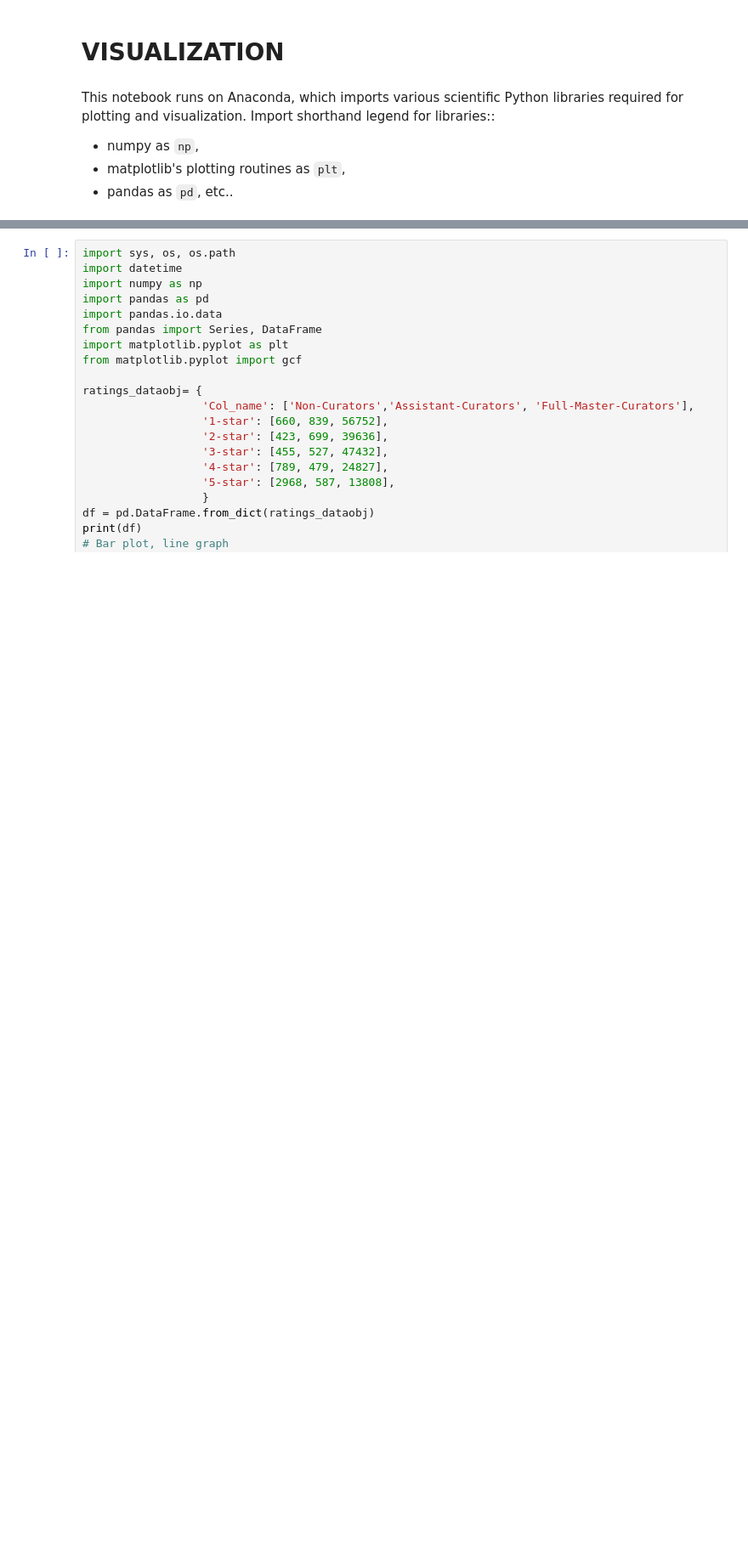
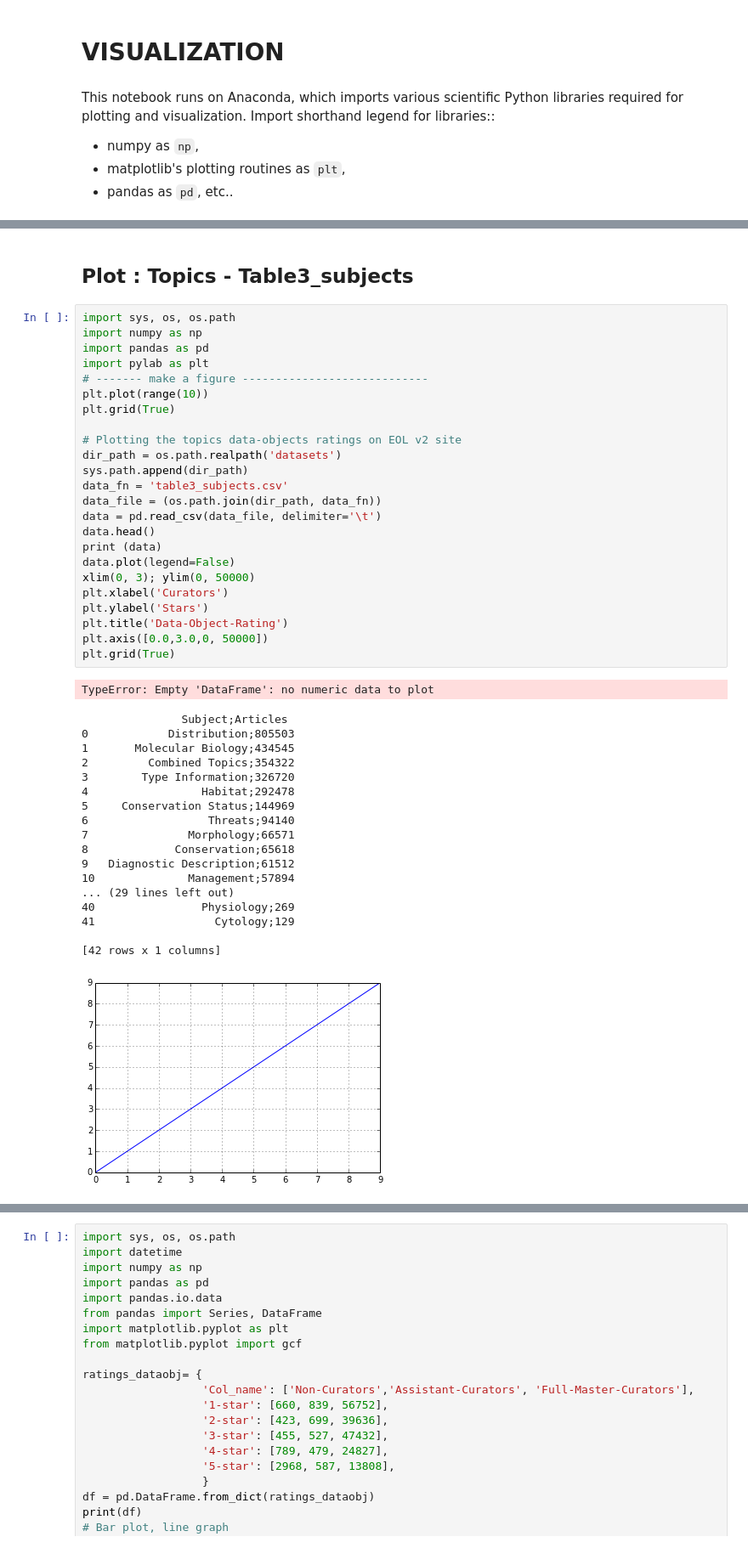
Before and after one commit to svaksha/jna, a Jupyter notebook: pyscigrah/03_DV_EOL_plots.ipynb, the cells around one changed output, grey strips where cells are left out. Shown: that part at 85% size. Drawn from its saved outputs; the diff is of its cells as text; blank space fills up the shorter version.

```diff
--- a/pyscigrah/03_DV_EOL_plots.ipynb
+++ b/pyscigrah/03_DV_EOL_plots.ipynb
@@ -69,3 +70,49 @@ plt.grid(True)
 
 [4 rows x 3 columns]
 [figure]
+# %% [markdown]
+## Plot : Topics - Table3_subjects
+# %%
+import sys, os, os.path
+import numpy as np
+import pandas as pd
+import pylab as plt
+# ------- make a figure ----------------------------
+plt.plot(range(10))
+plt.grid(True)
+
+# Plotting the topics data-objects ratings on EOL v2 site
+dir_path = os.path.realpath('datasets')
+sys.path.append(dir_path)
+data_fn = 'table3_subjects.csv'
+data_file = (os.path.join(dir_path, data_fn))
+data = pd.read_csv(data_file, delimiter='\t')
+data.head()
+print (data)
+data.plot(legend=False)
+xlim(0, 3); ylim(0, 50000)
+plt.xlabel('Curators')
+plt.ylabel('Stars')
+plt.title('Data-Object-Rating')
+plt.axis([0.0,3.0,0, 50000])
+plt.grid(True)
+# %% [output]
+TypeError: Empty 'DataFrame': no numeric data to plot
+               ﻿Subject;Articles
+0            Distribution;805503
+1       Molecular Biology;434545
+2         Combined Topics;354322
+3        Type Information;326720
+4                 Habitat;292478
+5     Conservation Status;144969
+6                  Threats;94140
+7               Morphology;66571
+8             Conservation;65618
+9   Diagnostic Description;61512
+10              Management;57894
+... (29 lines left out)
+40                Physiology;269
+41                  Cytology;129
+
+[42 rows x 1 columns]
+[figure, added]
```
Also changed, not shown: parts of 6 cells of this notebook, 4 other files.
